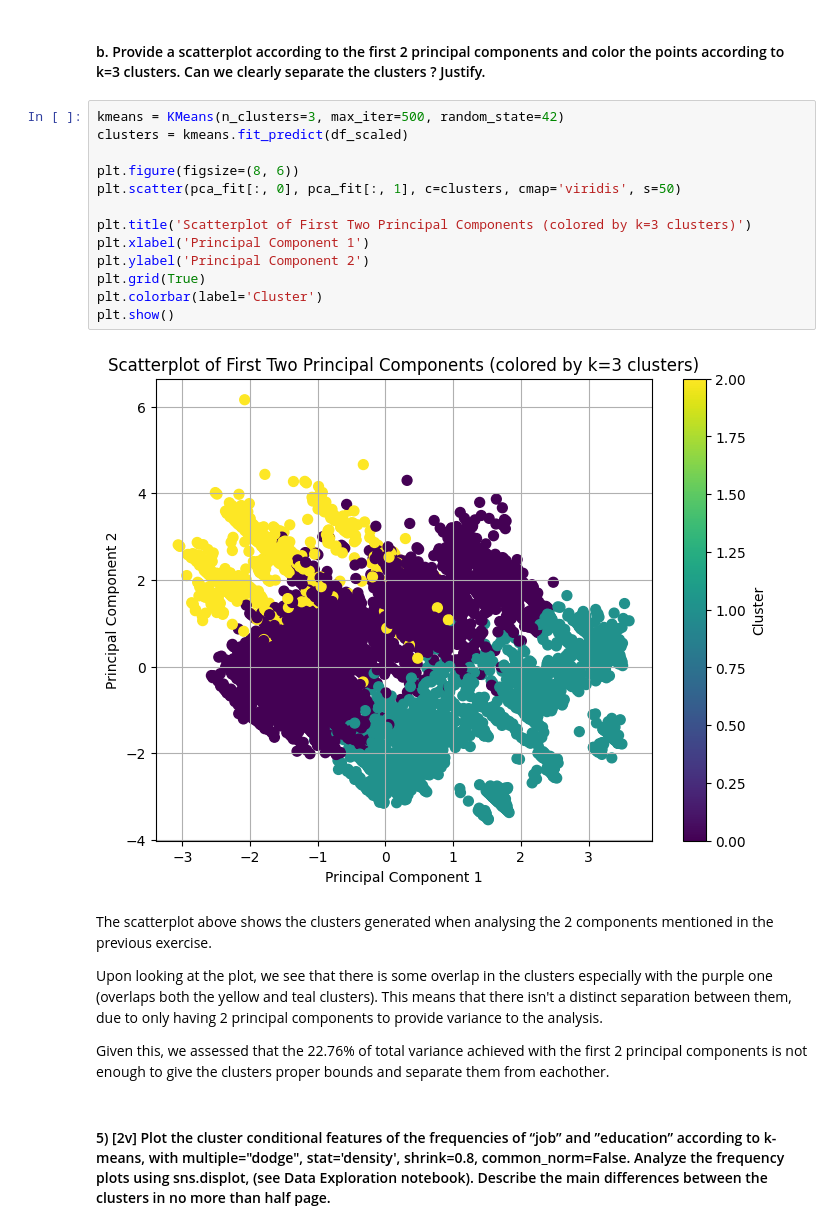
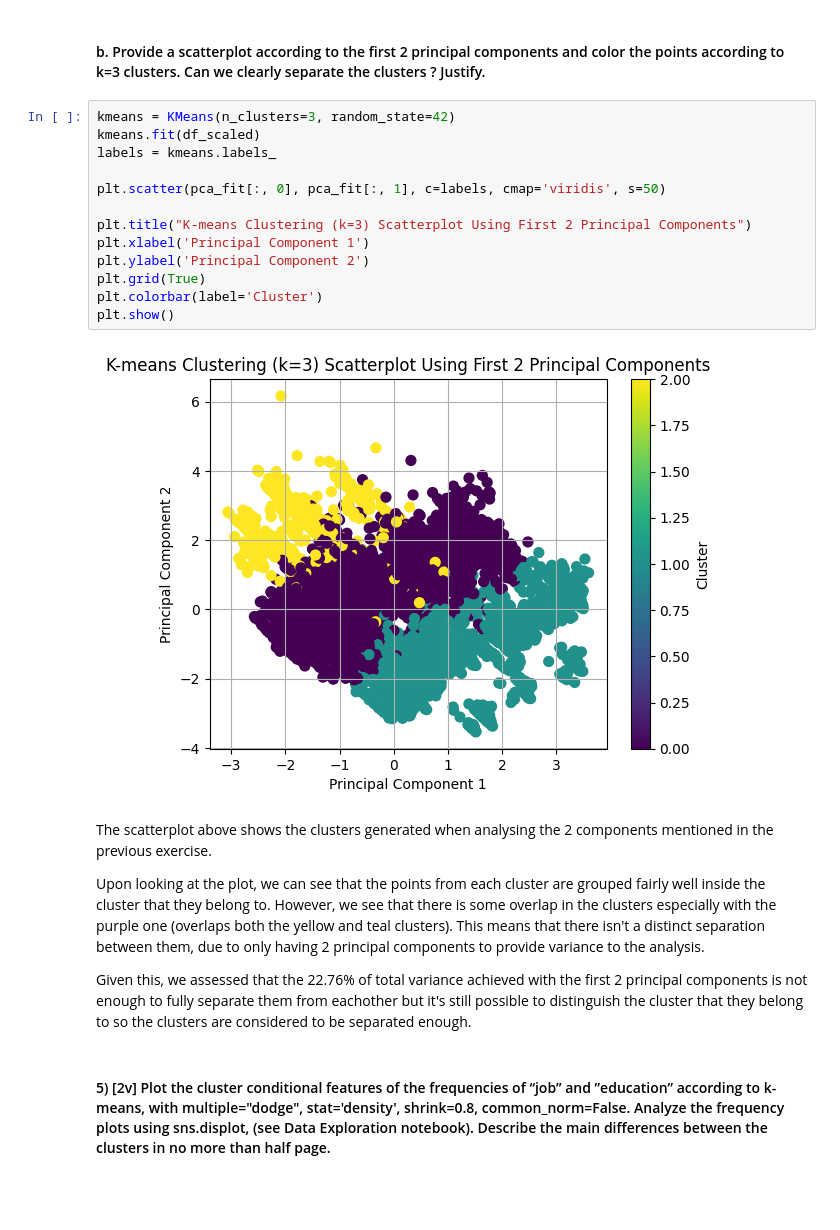
Before and after one commit to mariana-marcal-santana/ML.Projs, a Jupyter notebook: HW4/HW4.ipynb, the cells around one changed output. Drawn from its saved outputs; the diff is of its cells as text; blank space fills up the shorter version.

```diff
--- a/HW4/HW4.ipynb
+++ b/HW4/HW4.ipynb
@@ -104,26 +104,26 @@ In conclusion, 2 components is not enough to get a comprehensive view of the dat
 # %% [markdown]
 #### b. Provide a scatterplot according to the first 2 principal components and color the points according to k=3 clusters. Can we clearly separate the clusters ? Justify.
 # %%
-kmeans = KMeans(n_clusters=3, max_iter=500, random_state=42)
-clusters = kmeans.fit_predict(df_scaled)
+kmeans = KMeans(n_clusters=3, random_state=42)
+kmeans.fit(df_scaled)
+labels = kmeans.labels_
 
-plt.figure(figsize=(8, 6))
-plt.scatter(pca_fit[:, 0], pca_fit[:, 1], c=clusters, cmap='viridis', s=50)
+plt.scatter(pca_fit[:, 0], pca_fit[:, 1], c=labels, cmap='viridis', s=50)
 
-plt.title('Scatterplot of First Two Principal Components (colored by k=3 clusters)')
+plt.title("K-means Clustering (k=3) Scatterplot Using First 2 Principal Components")
 plt.xlabel('Principal Component 1')
 plt.ylabel('Principal Component 2')
 plt.grid(True)
 plt.colorbar(label='Cluster')
 plt.show()
 # %% [output]
-[figure, old version]
+[figure, new version]
 # %% [markdown]
 The scatterplot above shows the clusters generated when analysing the 2 components mentioned in the previous exercise.
 
-Upon looking at the plot, we see that there is some overlap in the clusters especially with the purple one (overlaps both the yellow and teal clusters). This means that there isn't a distinct separation between them, due to only having 2 principal components to provide variance to the analysis.
+Upon looking at the plot, we can see that the points from each cluster are grouped fairly well inside the cluster that they belong to. However, we see that there is some overlap in the clusters especially with the purple one (overlaps both the yellow and teal clusters). This means that there isn't a distinct separation between them, due to only having 2 principal components to provide variance to the analysis.
 
-Given this, we assessed that the 22.76% of total variance achieved with the first 2 principal components is not enough to give the clusters proper bounds and separate them from eachother.
+Given this, we assessed that the 22.76% of total variance achieved with the first 2 principal components is not enough to fully separate them from eachother but it's still possible to distinguish the cluster that they belong to so the clusters are considered to be separated enough.
 # %% [markdown]
 #### 5) [2v] Plot the cluster conditional features of the frequencies of “job” and ”education” according to k-means, with multiple="dodge", stat='density', shrink=0.8, common_norm=False. Analyze the frequency plots using sns.displot, (see Data Exploration notebook). Describe the main differences between the clusters in no more than half page.
 # %%
```
Also changed, not shown: parts of 4 cells of this notebook.
